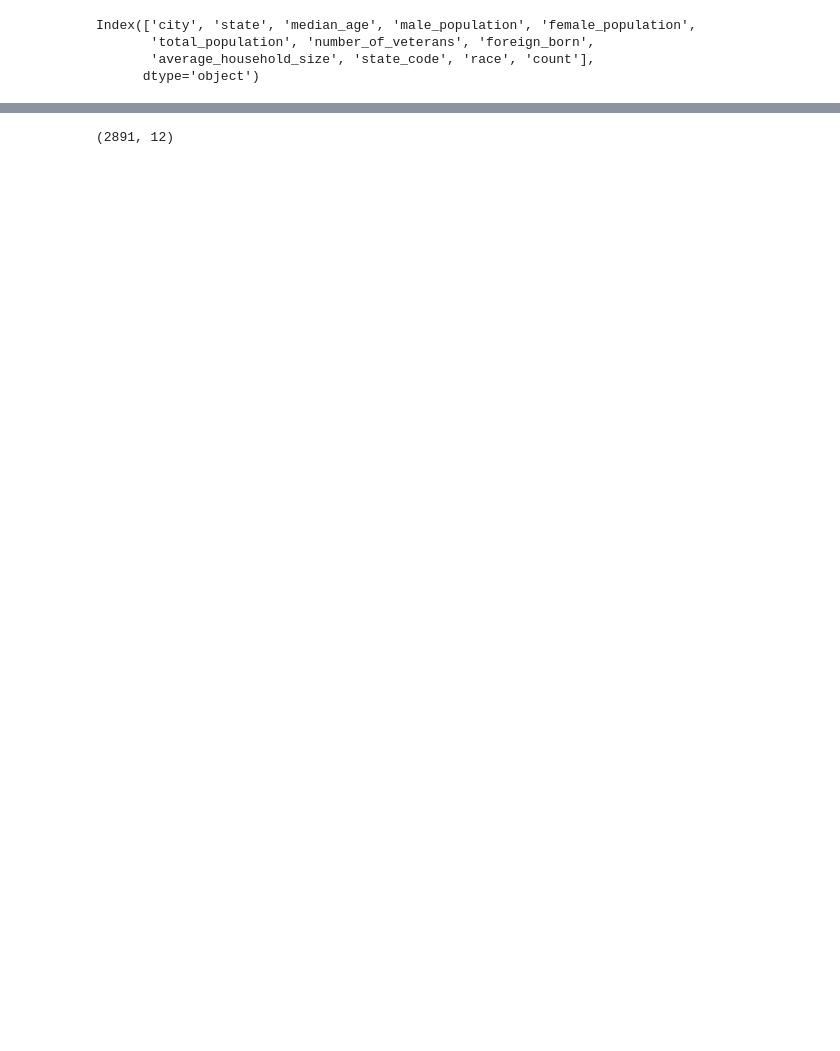
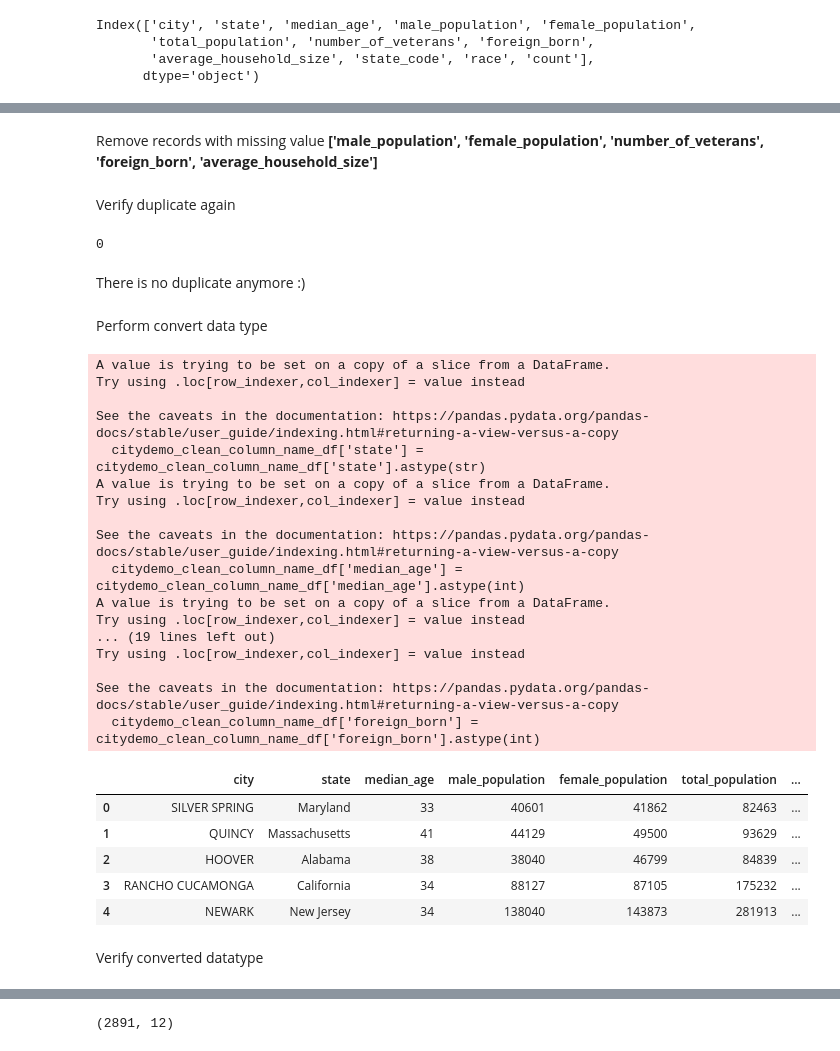
Before and after one commit to doanvanthanhfpt/DataEngineering-CapstoneProject, a Jupyter notebook: unitTest-cleaning_staging_usdemo.ipynb, the cells around one changed output, grey strips where cells are left out. Drawn from its saved outputs; the diff is of its cells as text; code cells hidden in the pictures; blank space fills up the shorter version.

```diff
--- a/unitTest-cleaning_staging_usdemo.ipynb
+++ b/unitTest-cleaning_staging_usdemo.ipynb
@@ -70,0 +225,2 @@ Index(['city', 'state', 'median_age', 'male_population', 'female_population',
+# %% [markdown]
+Remove records with missing value **['male_population', 'female_population', 'number_of_veterans', 'foreign_born', 'average_household_size']**
@@ -70,0 +229,46 @@ Index(['city', 'state', 'median_age', 'male_population', 'female_population',
+# %% [markdown]
+Verify duplicate again
+# %%
+citydemo_clean_column_name_df.duplicated().sum()
+# %% [output]
+0
+# %% [markdown]
+There is no duplicate anymore :)
+# %% [markdown]
+Perform convert data type
+# %%
+citydemo_clean_column_name_df['state'] = citydemo_clean_column_name_df['state'].astype(str)
+citydemo_clean_column_name_df['median_age'] = citydemo_clean_column_name_df['median_age'].astype(int)
+citydemo_clean_column_name_df['male_population'] = citydemo_clean_column_name_df['male_population'].astype(int)
+citydemo_clean_column_name_df['female_population'] = citydemo_clean_column_name_df['female_population'].astype(int)
+citydemo_clean_column_name_df['total_population'] = citydemo_clean_column_name_df['total_population'].astype(int)
+citydemo_clean_column_name_df['number_of_veterans'] = citydemo_clean_column_name_df['number_of_veterans'].astype(int)
+citydemo_clean_column_name_df['foreign_born'] = citydemo_clean_column_name_df['foreign_born'].astype(int)
+
+citydemo_clean_column_name_df.head()
+# %% [output]
+A value is trying to be set on a copy of a slice from a DataFrame.
+Try using .loc[row_indexer,col_indexer] = value instead
+
+See the caveats in the documentation: https://pandas.pydata.org/pandas-docs/stable/user_guide/indexing.html#returning-a-view-versus-a-copy
+  citydemo_clean_column_name_df['state'] = citydemo_clean_column_name_df['state'].astype(str)
+A value is trying to be set on a copy of a slice from a DataFrame.
+Try using .loc[row_indexer,col_indexer] = value instead
+
+See the caveats in the documentation: https://pandas.pydata.org/pandas-docs/stable/user_guide/indexing.html#returning-a-view-versus-a-copy
+  citydemo_clean_column_name_df['median_age'] = citydemo_clean_column_name_df['median_age'].astype(int)
+A value is trying to be set on a copy of a slice from a DataFrame.
+Try using .loc[row_indexer,col_indexer] = value instead
+... (19 lines left out)
+Try using .loc[row_indexer,col_indexer] = value instead
+
+See the caveats in the documentation: https://pandas.pydata.org/pandas-docs/stable/user_guide/indexing.html#returning-a-view-versus-a-copy
+  citydemo_clean_column_name_df['foreign_born'] = citydemo_clean_column_name_df['foreign_born'].astype(int)
+|  | city | state | median_age | male_population | female_population | total_population | ... |
+| 0 | SILVER SPRING | Maryland | 33 | 40601 | 41862 | 82463 | ... |
+| 1 | QUINCY | Massachusetts | 41 | 44129 | 49500 | 93629 | ... |
+| 2 | HOOVER | Alabama | 38 | 38040 | 46799 | 84839 | ... |
+| 3 | RANCHO CUCAMONGA | California | 34 | 88127 | 87105 | 175232 | ... |
+| 4 | NEWARK | New Jersey | 34 | 138040 | 143873 | 281913 | ... |
+# %% [markdown]
+Verify converted datatype
```
Also changed, not shown: parts of 42 cells of this notebook, 3 other files.
